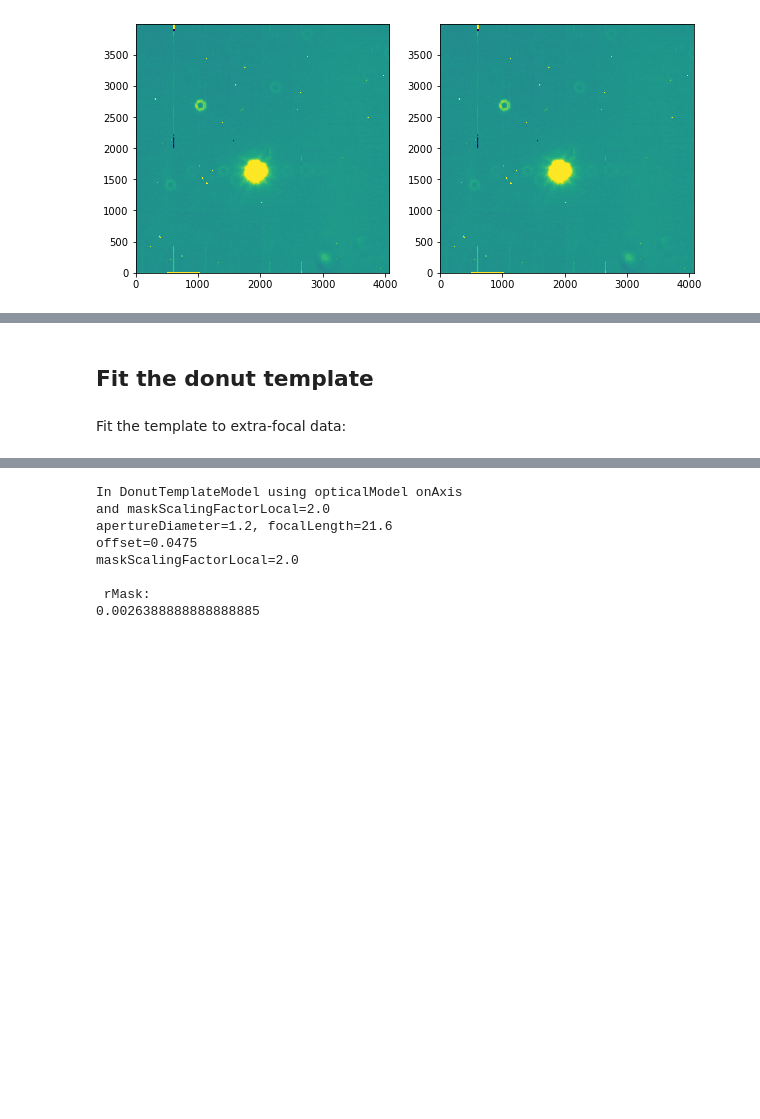
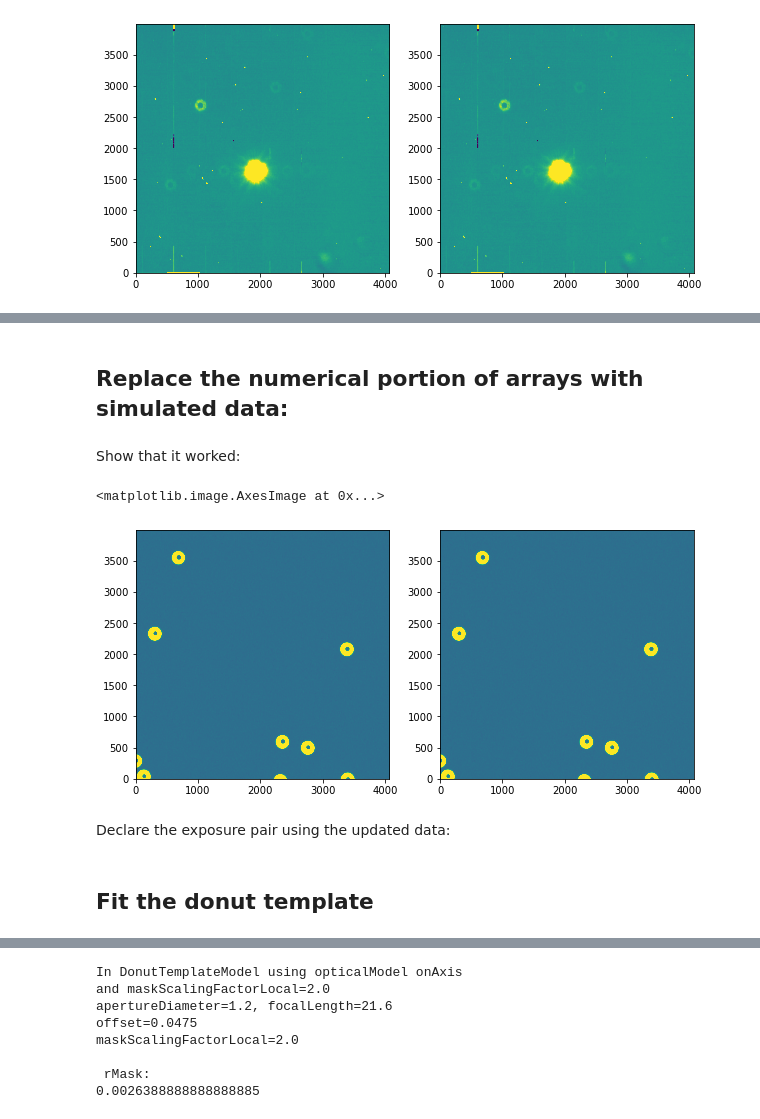
Before and after one commit to suberlak/AOS, a Jupyter notebook: AOS_AuxTel_simulation_data.ipynb, the cells around one changed output, grey strips where cells are left out. Cells and saved outputs as stored; diff of their text form; code cells hidden in the pictures; blank space fills up the shorter version.

Commit message:
cleaned up plots

```diff
--- a/AOS_AuxTel_simulation_data.ipynb
+++ b/AOS_AuxTel_simulation_data.ipynb
@@ -219,0 +205,2 @@ expPair = [exp1, exp2 ]
+# %% [markdown]
+## Replace the numerical portion of arrays with simulated data:
@@ -219,0 +215,18 @@ expPair = [exp1, exp2 ]
+# %% [markdown]
+Show that it worked:
+# %%
+%matplotlib inline
+import matplotlib.pyplot as plt
+fig,ax = plt.subplots(1,2,figsize=(10,5))
+data  = exp1.image.array
+vmin, vmax = zscale.get_limits(data)
+ax[0].imshow(data, origin='lower', vmin=vmin,vmax=vmax)
+
+data  = exp1.image.array
+vmin, vmax = zscale.get_limits(data)
+ax[1].imshow(data, origin='lower', vmin=vmin,vmax=vmax)
+# %% [output]
+<matplotlib.image.AxesImage at 0x...>
+[figure, added]
+# %% [markdown]
+Declare the exposure pair using the updated data:
@@ -225,5 +240,3 @@ estimateZernikeConfig = EstimateZernikesLatissTaskConfig(donutStampSize=200,donu
 estimateZernikeTask = EstimateZernikesLatissTask(config=estimateZernikeConfig)
 estimateZernikeTask.instName = 'auxTel'
 estimateZernikeTask.opticalModel = 'onAxis'
-# %% [markdown]
-Fit the template to extra-focal data:
```
Also changed, not shown: parts of 40 cells of this notebook.
